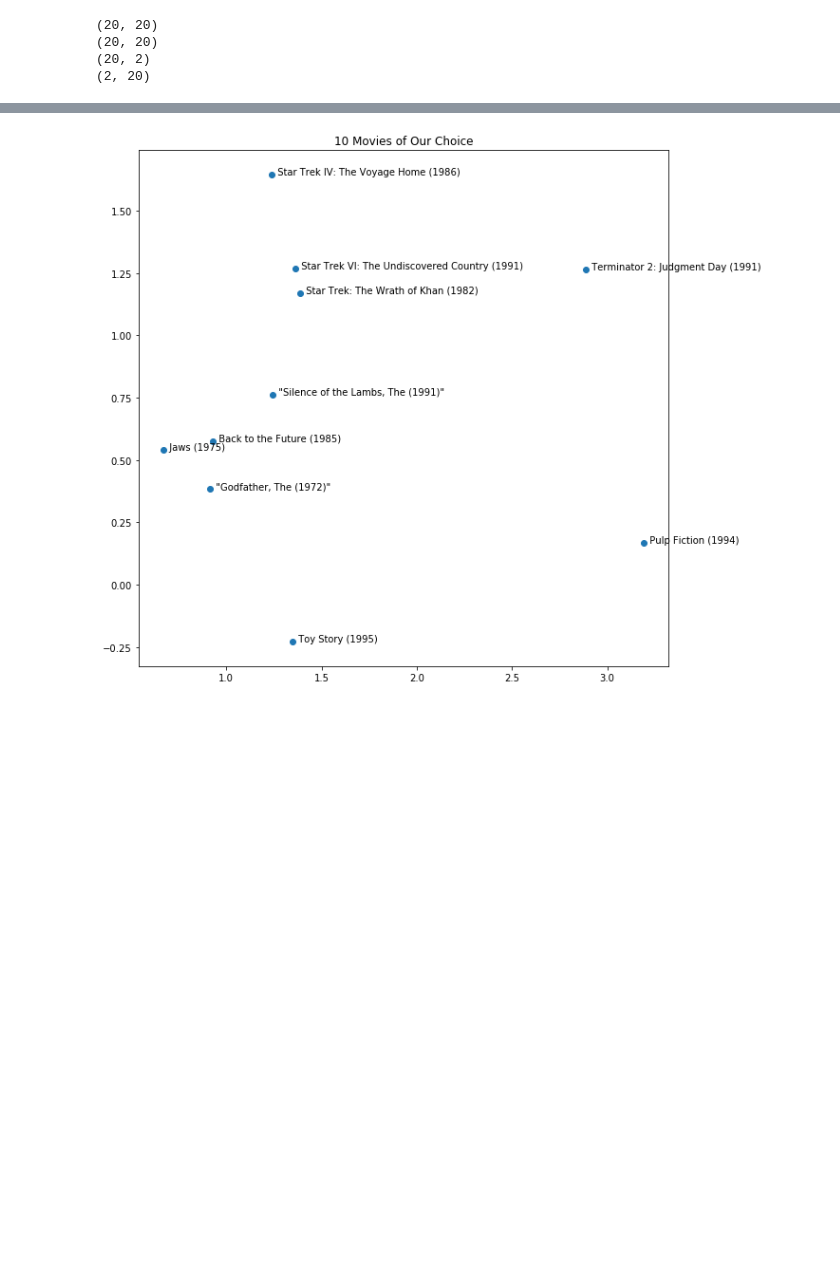
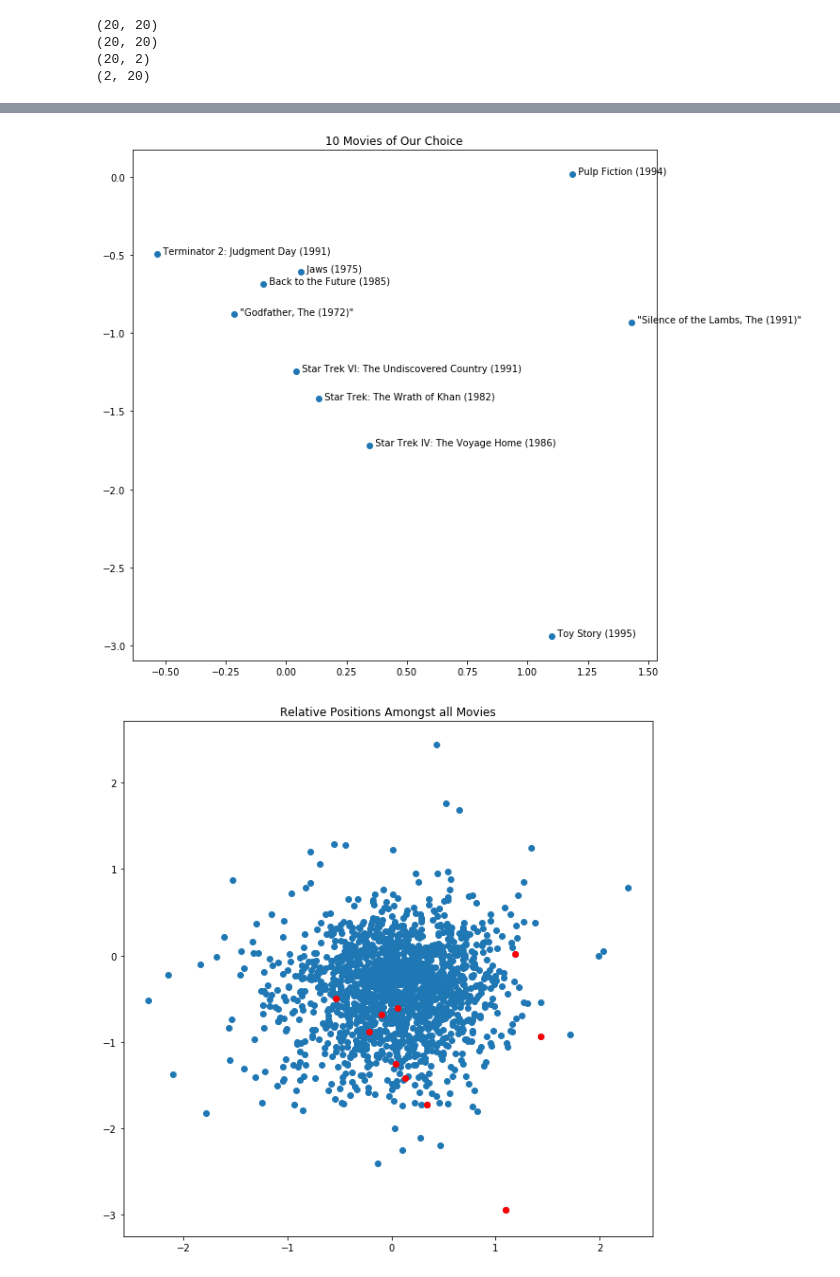
Before and after one commit to jwcomo66/miniproject2, a Jupyter notebook: MP2.ipynb, the cells around one changed output, grey strips where cells are left out. Drawn from its saved outputs; the diff is of its cells as text; code cells hidden in the pictures; blank space fills up the shorter version.

Commit message:
Matrix Visualization w/o bias w/ graphs

```diff
--- a/MP2.ipynb
+++ b/MP2.ipynb
@@ -64,7 +64,7 @@ def get_err(U, V, Y, reg=0.0):
     for x in range (len(Y)):
         i = Y[x][0] - 1
         j = Y[x][1] - 1
-        yij = Y[x][2] - 1
+        yij = Y[x][2]
         dot = np.dot(U[i], V[j])
         summation += (yij - dot) ** 2
     return (reg/2) * ((U_val)**2 + (V_val)**2) + (summation/2)
@@ -94,7 +94,7 @@ def train_model(M, N, K, eta, reg, Y, eps=0.0001, max_epochs=300):
         for x in range (len(Y)):
             i = Y_shuffle[x][0] - 1
             j = Y_shuffle[x][1] - 1
-            y = Y_shuffle[x][2] - 1
+            y = Y_shuffle[x][2]
             U[i] -= grad_U(U[i], y, V[j], reg, eta)
             V[j] -= grad_V(V[j], y, U[i], reg, eta)
         if (epoch == 0):
@@ -105,8 +105,8 @@ def train_model(M, N, K, eta, reg, Y, eps=0.0001, max_epochs=300):
                 return (U, V, get_err(U, V, Y, reg)/len(Y))
     return (U, V, get_err(U, V, Y, reg)/len(Y))
 # %%
-Y_train = load_data("data/train.txt")
-Y_test = load_data("data/test.txt")
+Y_train = load_data("/Users/Netra/Documents/Caltech2ndYear/2ndTerm/CS155/HW/MiniProject2/data/train.txt")
+Y_test = load_data("/Users/Netra/Documents/Caltech2ndYear/2ndTerm/CS155/HW/MiniProject2/data/test.txt")
 Y_train = np.array([list(map(int, x)) for x in Y_train])
 Y_test = np.array([list(map(int, x)) for x in Y_test])
 M = max(max(Y_train[:,0]), max(Y_test[:,0])) # users
@@ -184,29 +178,35 @@ genres = np.delete(data, 1, axis = 1)
 # %%
 # 10 movies of your choice
 movie_ids = [1, 56, 228, 227, 230, 98, 127, 204, 234, 96]
 ten = np.zeros([2, 10])
 for j,id in enumerate(movie_ids):
     for i in range(2):
         ten[i][j] = V_s[i][id - 1]
 
 
 plt.rcParams["figure.figsize"] = [10,10]
 
 #putting the labels on the points
 fig, ax = plt.subplots()
 plt.scatter(ten[0], ten[1])
 plt.title("10 Movies of Our Choice")
 
 
 
 for i, movie_id in enumerate(movie_ids):
     title = str(titles[movie_id - 1][1])
     ax.annotate("  " + title, (ten[0][i], ten[1][i]))
 
 
 plt.show()
+#relative positions
+plt.scatter(V_s[0], V_s[1])
+plt.scatter(ten[0], ten[1], color = "red")
+plt.title("Relative Positions Amongst all Movies")
+plt.show()
 # %% [output]
-[figure, old version]
+[figure, new version]
+[figure, added]
 # %%
 ratings = load_data("data/data.txt")
 ratings = ratings.astype(int)
```
Also changed, not shown: parts of 6 cells of this notebook.
